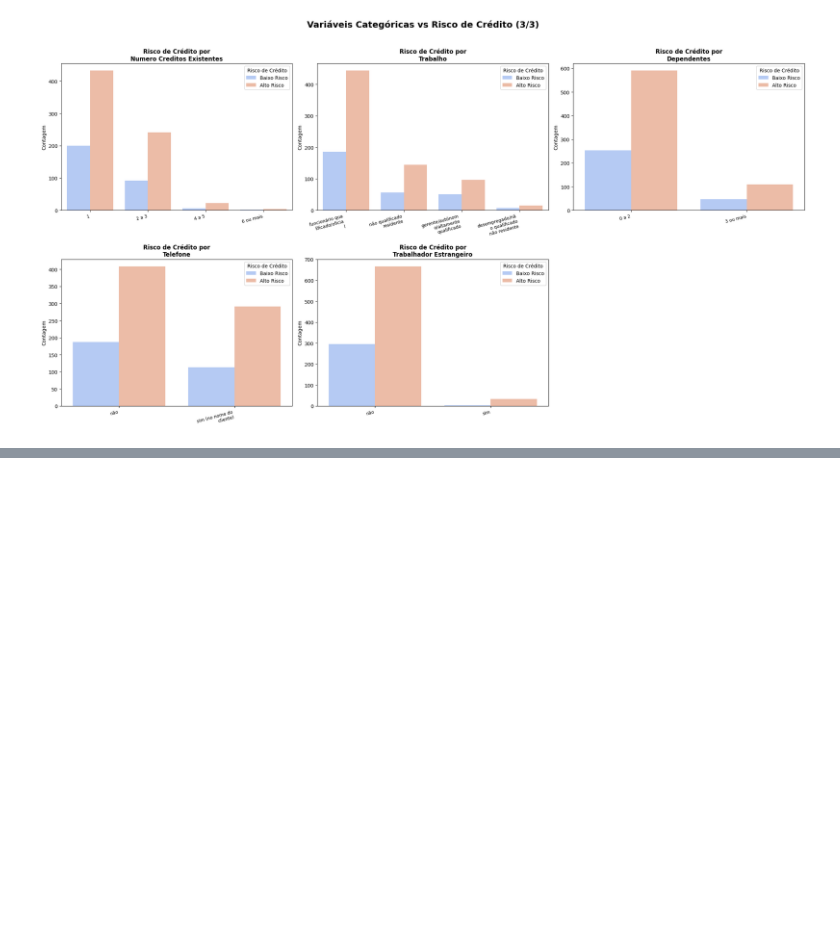
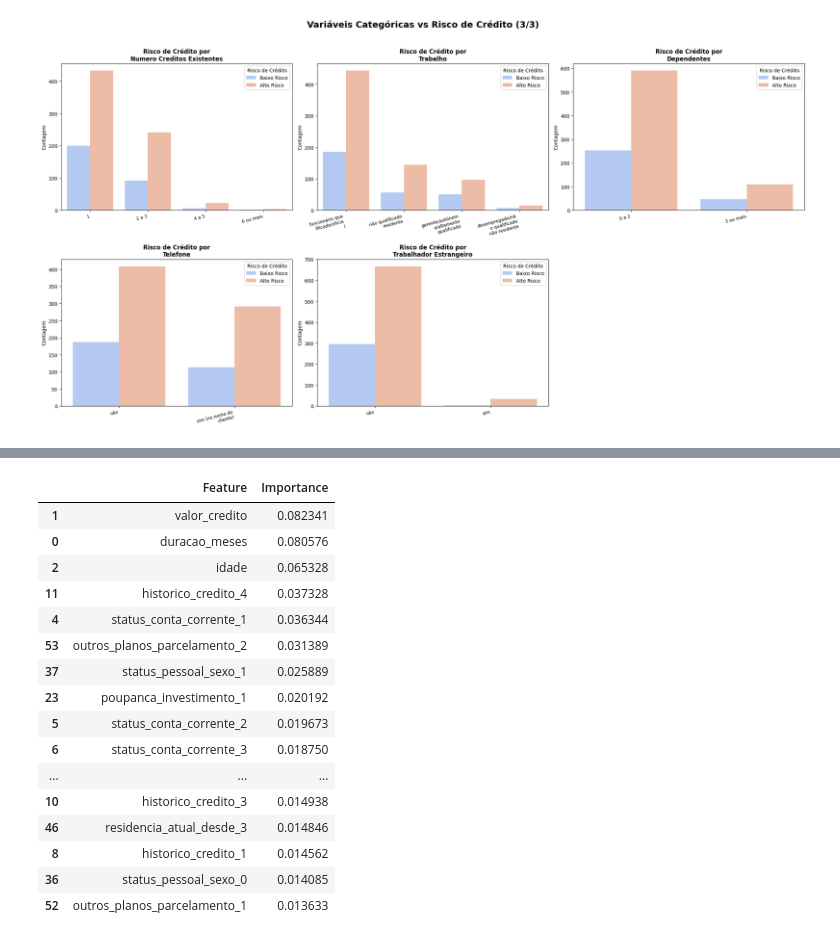
Before and after one commit to amandou/Sistema-de-Analise-Inteligente, a Jupyter notebook: banco_credito.ipynb, the cells around one changed output, grey strips where cells are left out. Drawn from its saved outputs; the diff is of its cells as text; code cells hidden in the pictures; blank space fills up the shorter version.

```diff
--- a/banco_credito.ipynb
+++ b/banco_credito.ipynb
@@ -952,0 +959,10 @@ for fig_num in range(num_figuras):
+# %%
+# ==========================================
+# DATAFRAME PARA MACHINE LEARNING
+# ==========================================
+
+df_modelo = df_limpo.copy()
+
+# Converter texto em categorias numéricas
+for col in df_modelo.select_dtypes(include='object').columns:
+    df_modelo[col] = df_modelo[col].astype('category').cat.codes
@@ -952,0 +1157,47 @@ for fig_num in range(num_figuras):
+# %%
+# Obter os nomes das features após o OneHotEncoding
+# O ColumnTransformer organiza as features na ordem em que foram passadas
+# Primeiro as numéricas, depois as categóricas one-hot encoded
+
+# Nomes das features numéricas são os mesmos
+feature_names_numeric = numerical_cols
+
+# Nomes das features categóricas após OneHotEncoding
+# Acessamos o OneHotEncoder através do preprocessor
+feature_names_categorical = preprocessor.named_transformers_['cat'].get_feature_names_out(categorical_cols_for_encoding)
+
+# Combinar todos os nomes das features
+all_feature_names = list(feature_names_numeric) + list(feature_names_categorical)
+
+# Obter a importância das features do modelo Random Forest
+importances = random_forest_model.feature_importances_
+
+# Criar um DataFrame para visualização
+feature_importances_df = pd.DataFrame({
+    'Feature': all_feature_names,
+    'Importance': importances
+})
+
+# Ordenar as features pela importância em ordem decrescente
+feature_importances_df = feature_importances_df.sort_values(by='Importance', ascending=False)
+
+# Exibir as 20 features mais importantes
+display(feature_importances_df.head(20))
+# %% [output]
+|  | Feature | Importance |
+| 1 | valor_credito | 0.082341 |
+| 0 | duracao_meses | 0.080576 |
+| 2 | idade | 0.065328 |
+| 11 | historico_credito_4 | 0.037328 |
+| 4 | status_conta_corrente_1 | 0.036344 |
+| 53 | outros_planos_parcelamento_2 | 0.031389 |
+| 37 | status_pessoal_sexo_1 | 0.025889 |
+| 23 | poupanca_investimento_1 | 0.020192 |
+| 5 | status_conta_corrente_2 | 0.019673 |
+| 6 | status_conta_corrente_3 | 0.018750 |
+| ... | ... | ... |
+| 10 | historico_credito_3 | 0.014938 |
+| 46 | residencia_atual_desde_3 | 0.014846 |
+| 8 | historico_credito_1 | 0.014562 |
+| 36 | status_pessoal_sexo_0 | 0.014085 |
+| 52 | outros_planos_parcelamento_1 | 0.013633 |
```
Also changed, not shown: parts of 18 cells of this notebook.
